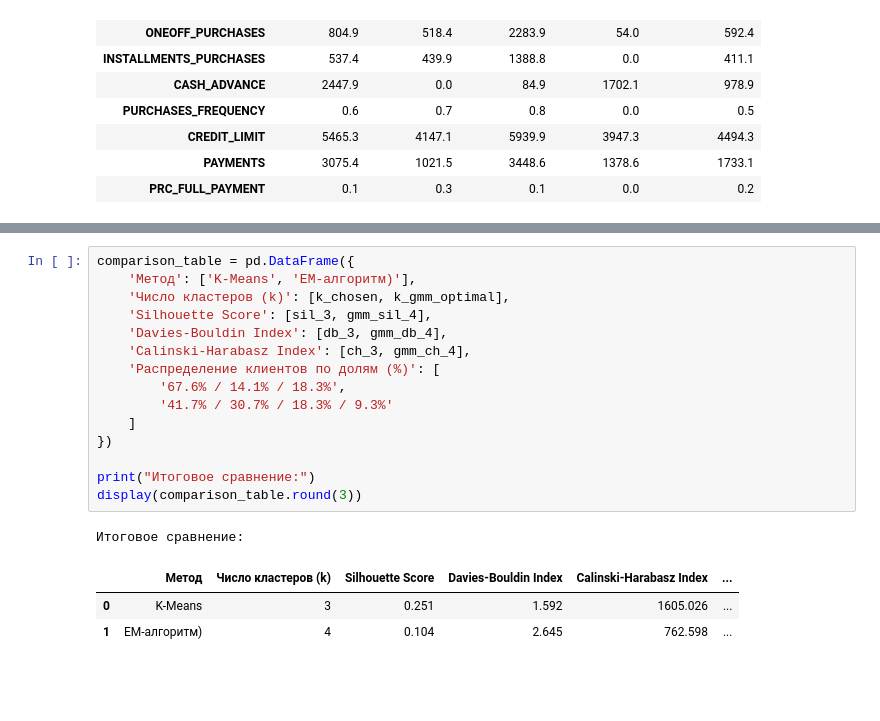
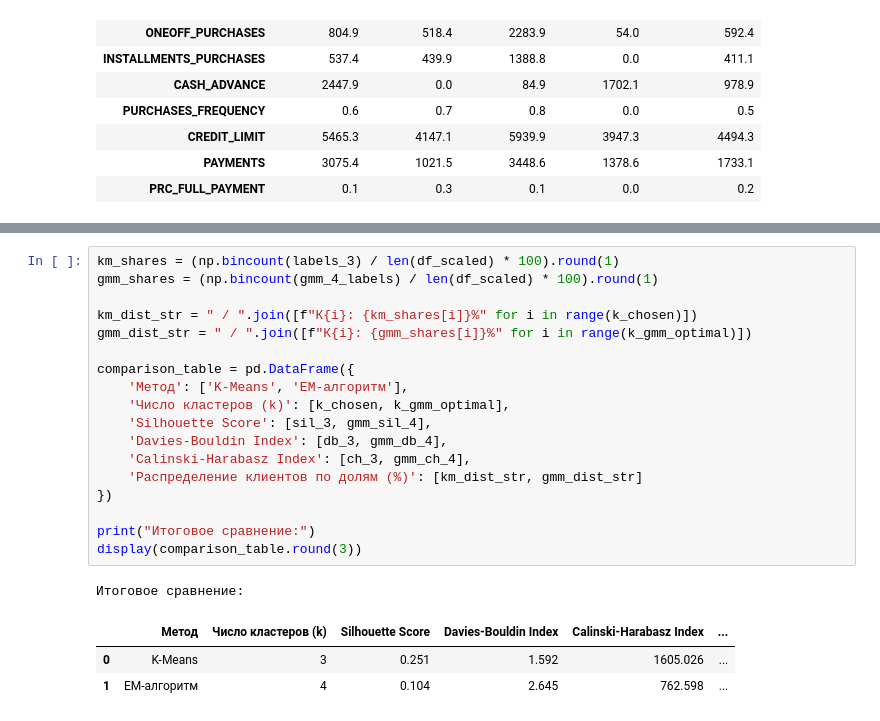
Before and after one commit to Lavrous/ML_Lab3, a Jupyter notebook: notebook/clustering_report.ipynb, the cells around one changed output, grey strips where cells are left out. Drawn from its saved outputs; the diff is of its cells as text; blank space fills up the shorter version.

```diff
--- a/notebook/clustering_report.ipynb
+++ b/notebook/clustering_report.ipynb
@@ -832,22 +1073,25 @@ display(gmm_profiles.round(1))
   - **Дисциплина погашения (`PRC_FULL_PAYMENT`):** **0.0 (строго ноль!)** — задолженность никогда не гасится полностью, вносятся лишь минимальные суммы (`PAYMENTS` = \$1 378.6).
 * **Экономический смысл для банка:** Сегмент «карты до зарплаты». Клиенты воспринимают кредитку исключительно как терминал выдачи наличных денег. Высокая доходность по процентам и комиссиям за снятие сопряжена со значительным кредитным риском при ухудшении финансового положения заемщика.
 # %%
+km_shares = (np.bincount(labels_3) / len(df_scaled) * 100).round(1)
+gmm_shares = (np.bincount(gmm_4_labels) / len(df_scaled) * 100).round(1)
+
+km_dist_str = " / ".join([f"К{i}: {km_shares[i]}%" for i in range(k_chosen)])
+gmm_dist_str = " / ".join([f"К{i}: {gmm_shares[i]}%" for i in range(k_gmm_optimal)])
+
 comparison_table = pd.DataFrame({
-    'Метод': ['K-Means', 'EM-алгоритм)'],
+    'Метод': ['K-Means', 'EM-алгоритм'],
     'Число кластеров (k)': [k_chosen, k_gmm_optimal],
     'Silhouette Score': [sil_3, gmm_sil_4],
     'Davies-Bouldin Index': [db_3, gmm_db_4],
     'Calinski-Harabasz Index': [ch_3, gmm_ch_4],
-    'Распределение клиентов по долям (%)': [
-        '67.6% / 14.1% / 18.3%',
-        '41.7% / 30.7% / 18.3% / 9.3%'
-    ]
+    'Распределение клиентов по долям (%)': [km_dist_str, gmm_dist_str]
 })
 
 print("Итоговое сравнение:")
 display(comparison_table.round(3))
 # %% [output]
 Итоговое сравнение:
 |  | Метод | Число кластеров (k) | Silhouette Score | Davies-Bouldin Index | Calinski-Harabasz Index | ... |
 | 0 | K-Means | 3 | 0.251 | 1.592 | 1605.026 | ... |
-| 1 | EM-алгоритм) | 4 | 0.104 | 2.645 | 762.598 | ... |
+| 1 | EM-алгоритм | 4 | 0.104 | 2.645 | 762.598 | ... |
```
Also changed, not shown: parts of 21 cells of this notebook, 1 other file.
